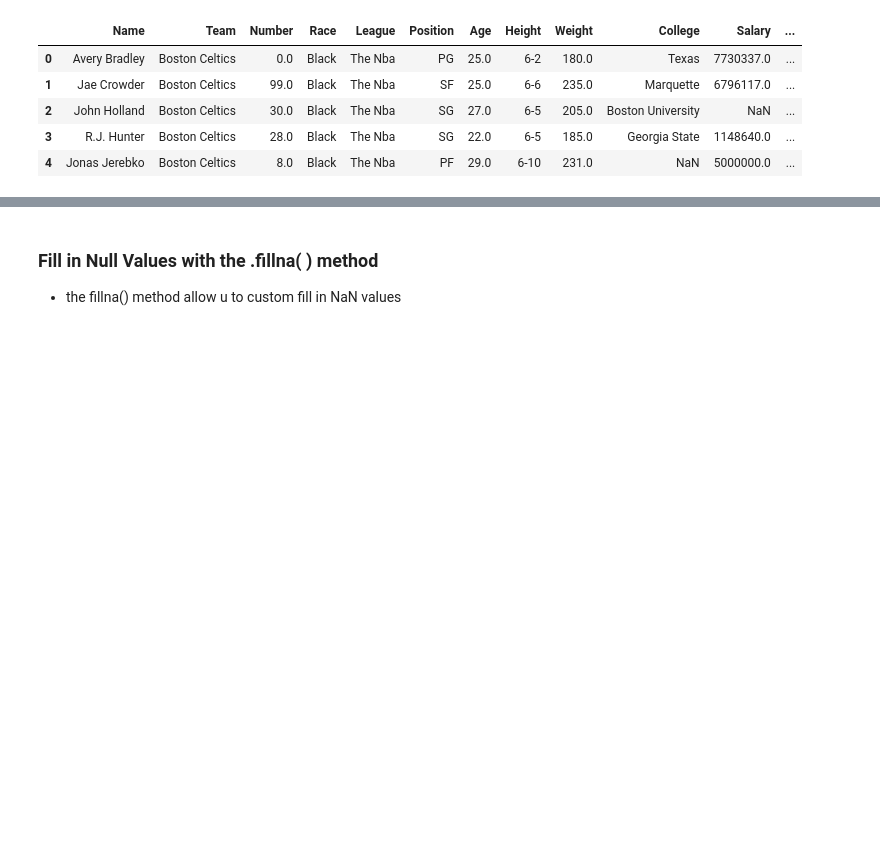
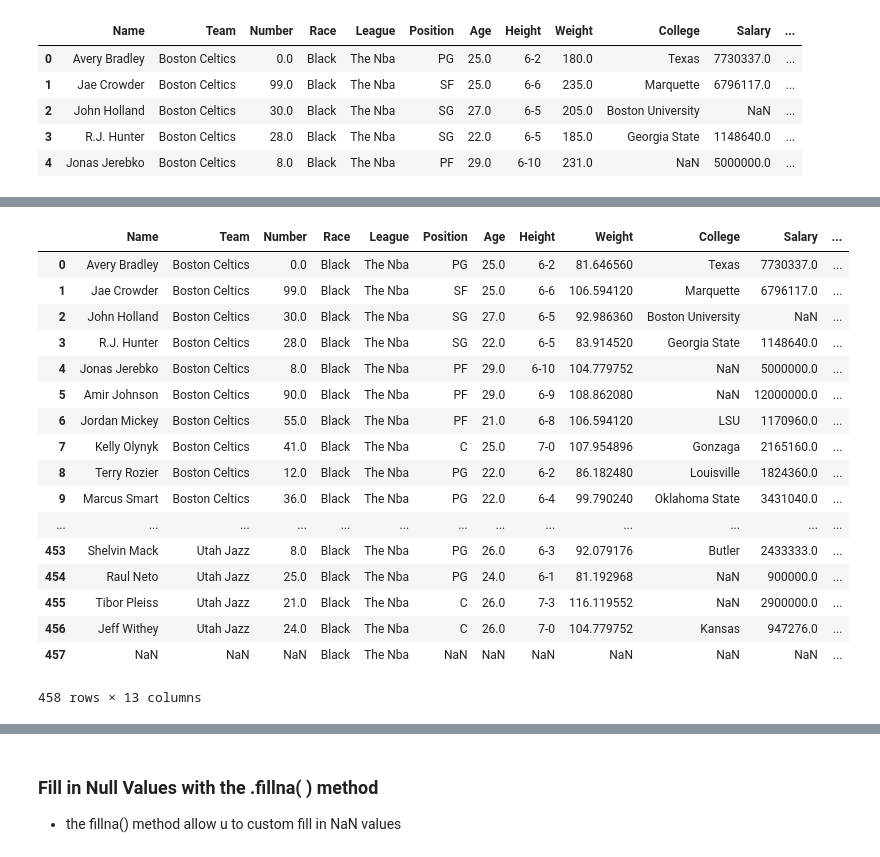
Before and after one commit to alexkwashie/_pandas, a Jupyter notebook: Panda2/dataframes.ipynb, the cells around one changed output, grey strips where cells are left out. Saved outputs shown, nothing was run; the diff lists cells and outputs as text; code cells hidden in the pictures; blank space fills up the shorter version.

Commit message:
adding, subtracting,div, mult column values

```diff
--- a/Panda2/dataframes.ipynb
+++ b/Panda2/dataframes.ipynb
@@ -101,0 +96,12 @@ nba.head(5)
+# %%
+nba['Age'].add(5)
+nba['Age'] + 5
+
+nba['Salary'].sub(5)
+
+nba['Age'].mul(5)
+
+nba['Age'].divide(5)
+
+# Eg. convert weight from pounds to Kg
+nba['Weight in kg'] = nba['Weight'].mul(0.453592)
@@ -101,0 +126,21 @@ nba.head(5)
+# %%
+nba
+# %% [output]
+|  | Name | Team | Number | Race | League | Position | Age | Height | Weight | College | Salary | ... |
+| 0 | Avery Bradley | Boston Celtics | 0.0 | Black | The Nba | PG | 25.0 | 6-2 | 81.646560 | Texas | 7730337.0 | ... |
+| 1 | Jae Crowder | Boston Celtics | 99.0 | Black | The Nba | SF | 25.0 | 6-6 | 106.594120 | Marquette | 6796117.0 | ... |
+| 2 | John Holland | Boston Celtics | 30.0 | Black | The Nba | SG | 27.0 | 6-5 | 92.986360 | Boston University | NaN | ... |
+| 3 | R.J. Hunter | Boston Celtics | 28.0 | Black | The Nba | SG | 22.0 | 6-5 | 83.914520 | Georgia State | 1148640.0 | ... |
+| 4 | Jonas Jerebko | Boston Celtics | 8.0 | Black | The Nba | PF | 29.0 | 6-10 | 104.779752 | NaN | 5000000.0 | ... |
+| 5 | Amir Johnson | Boston Celtics | 90.0 | Black | The Nba | PF | 29.0 | 6-9 | 108.862080 | NaN | 12000000.0 | ... |
+| 6 | Jordan Mickey | Boston Celtics | 55.0 | Black | The Nba | PF | 21.0 | 6-8 | 106.594120 | LSU | 1170960.0 | ... |
+| 7 | Kelly Olynyk | Boston Celtics | 41.0 | Black | The Nba | C | 25.0 | 7-0 | 107.954896 | Gonzaga | 2165160.0 | ... |
+| 8 | Terry Rozier | Boston Celtics | 12.0 | Black | The Nba | PG | 22.0 | 6-2 | 86.182480 | Louisville | 1824360.0 | ... |
+| 9 | Marcus Smart | Boston Celtics | 36.0 | Black | The Nba | PG | 22.0 | 6-4 | 99.790240 | Oklahoma State | 3431040.0 | ... |
+| ... | ... | ... | ... | ... | ... | ... | ... | ... | ... | ... | ... | ... |
+| 453 | Shelvin Mack | Utah Jazz | 8.0 | Black | The Nba | PG | 26.0 | 6-3 | 92.079176 | Butler | 2433333.0 | ... |
+| 454 | Raul Neto | Utah Jazz | 25.0 | Black | The Nba | PG | 24.0 | 6-1 | 81.192968 | NaN | 900000.0 | ... |
+| 455 | Tibor Pleiss | Utah Jazz | 21.0 | Black | The Nba | C | 26.0 | 7-3 | 116.119552 | NaN | 2900000.0 | ... |
+| 456 | Jeff Withey | Utah Jazz | 24.0 | Black | The Nba | C | 26.0 | 7-0 | 104.779752 | Kansas | 947276.0 | ... |
+| 457 | NaN | NaN | NaN | Black | The Nba | NaN | NaN | NaN | NaN | NaN | NaN | ... |
+458 rows × 13 columns
```
Also changed, not shown: parts of 9 cells of this notebook.
